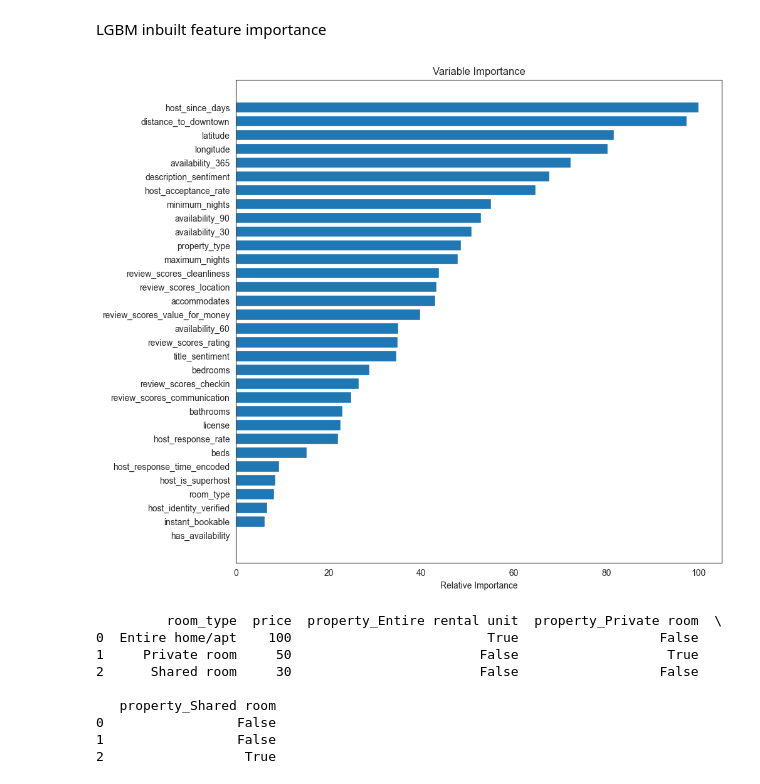
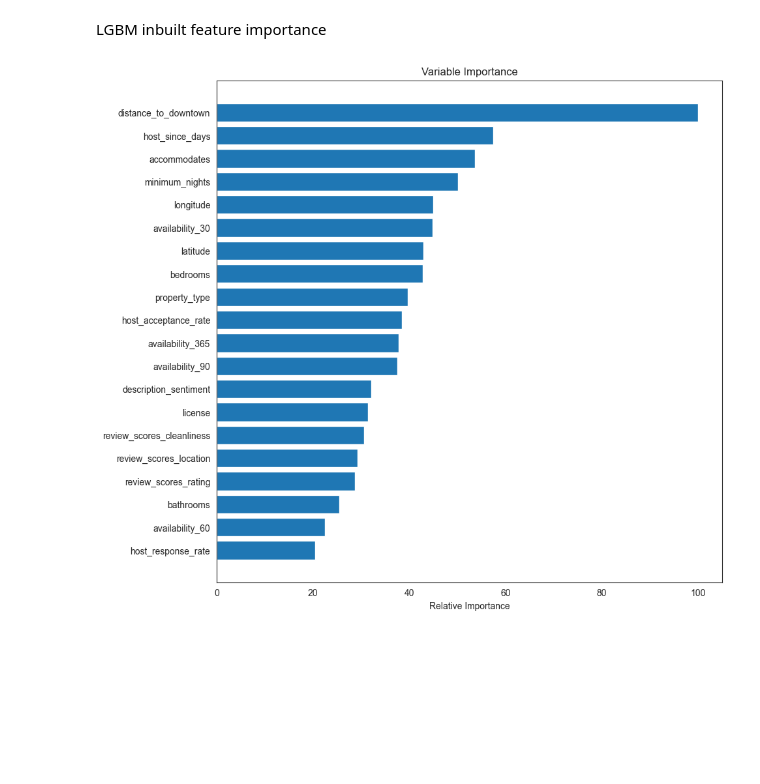
Before and after one commit to rajprasadshrestha/AirbnbDyanmicPricingOfToronto, a Jupyter notebook: backend/Notebook.ipynb, the cells around one changed output. Cells and saved outputs as stored; diff of their text form; code cells hidden in the pictures; blank space fills up the shorter version.

```diff
--- a/backend/Notebook.ipynb
+++ b/backend/Notebook.ipynb
@@ -550,15 +494,13 @@ We are one-hot encoding these columns, but keeping the original because the fina
 # %%
-
+# Create the dummy variables without dropping the original column
+dummy_vars_tp = pd.get_dummies(data_train['property_type'], prefix='property')
+# Concatenate the original DataFrame with the dummy variables
+data_train = pd.concat([data_train, dummy_vars_tp], axis=1)
 
 # Create the dummy variables without dropping the original column
-dummy_vars = pd.get_dummies(data_train['property_type'], prefix='property')
+dummy_vars_tr = pd.get_dummies(data_train['room_type'], prefix='room_type')
 # Concatenate the original DataFrame with the dummy variables
-data_train = pd.concat([data_train, dummy_vars], axis=1)
-
-# Create the dummy variables without dropping the original column
-dummy_vars = pd.get_dummies(data_train['room_type'], prefix='room_type')
-# Concatenate the original DataFrame with the dummy variables
-data_train = pd.concat([data_train, dummy_vars], axis=1)
+data_train = pd.concat([data_train, dummy_vars_tr], axis=1)
 # %% [markdown]
 ### Feature Extraction
 # %% [markdown]
@@ -704,14 +603,18 @@ data_test['host_response_time_encoded'] = ordinal_encoder.fit_transform(data_tes
 data_test.drop(columns=['host_response_time'], inplace=True)
 # %%
 # Create the dummy variables without dropping the original column
-dummy_vars = pd.get_dummies(data_test['property_type'], prefix='property')
+dummy_test_vars = pd.get_dummies(data_test['property_type'], prefix='property')
+# Aligning the columns in data_test to match those in data_train
+dummy_test_vars = dummy_test_vars.reindex(columns=dummy_vars_tp.columns, fill_value=0)
 # Concatenate the original DataFrame with the dummy variables
-data_test = pd.concat([data_test, dummy_vars], axis=1)
+data_test = pd.concat([data_test, dummy_test_vars], axis=1)
 
 # Create the dummy variables without dropping the original column
-dummy_vars = pd.get_dummies(data_test['room_type'], prefix='room_type')
+dummy_test_vars = pd.get_dummies(data_test['room_type'], prefix='room_type')
+# Aligning the columns in data_test to match those in data_train
+dummy_test_vars = dummy_test_vars.reindex(columns=dummy_vars_tr.columns, fill_value=0)
 # Concatenate the original DataFrame with the dummy variables
-data_test = pd.concat([data_test, dummy_vars], axis=1)
+data_test = pd.concat([data_test, dummy_test_vars], axis=1)
 # %%
 # Sentiment Scores
 
@@ -865,9 +706,7 @@ Length: 61, dtype: int64
 # %%
 # Ridge Regression
-model_ridge = Ridge(alpha=0.13, random_state=42) # Used RidgeCV to identify ideal hyperparameter
-print(X_test_scaled.shape)
+model_ridge = Ridge(alpha=0.001, random_state=42)
 model_ridge.fit(X_train_scaled, y_train)
-
 
 # Predicting the price
 train_pred_ridge = model_ridge.predict(X_train_scaled)
@@ -899,9 +736,10 @@ MSE: 0.12312037725426613
 ##### Light GBM
 # %%
 # Build the model
+# Identified ideal parameters to prevent overfitting
+model_lgbm = lgb.LGBMRegressor(max_bin=100, learning_rate=0.01, n_estimators=365, num_leaves=50, verbose=0,
+                               max_depth=-1, random_state=42)
 
-model_lgbm = lgb.LGBMRegressor(max_bin=100, learning_rate=0.01, n_estimators=1000, num_leaves=50, verbose=0,
-                               max_depth=-1, random_state=42)
 # Encode categorical features
 categorical_features = ['property_type', 'room_type']
 for col in categorical_features:
@@ -1183,50 +1007,18 @@ shap_values = XAI_SHAP(model_lgbm, test[0], 'global')
 LGBM inbuilt feature importance
 # %%
 # Plot feature importance
-top = 35
+top = 20
 feature_importance = model_lgbm.feature_importances_
 # make importances relative to max importance
 feature_importance = 100.0 * (feature_importance / feature_importance.max())
 
 sorted_idx = np.argsort(feature_importance)
 pos = np.arange(sorted_idx.shape[0]) + .5
 plt.figure(figsize = (10,10))
 plt.barh(pos[-top:], feature_importance[sorted_idx][-top:], align='center')
 plt.yticks(pos[-top:], X_train_selected.columns[sorted_idx][-top:])
 plt.xlabel('Relative Importance')
 plt.title('Variable Importance')
 plt.show()
 # %% [output]
-[figure, old version]
+[figure, new version]
-# %%
-import pandas as pd
-
-# Sample DataFrame for demonstration
-data = {
-    'property_type': ['Entire rental unit', 'Private room', 'Shared room'],
-    'room_type': ['Entire home/apt', 'Private room', 'Shared room'],
-    'price': [100, 50, 30]
-}
-
-input_test = pd.DataFrame(data)
-
-# Create the one-hot encoding for the 'property_type' column
-dummy_vars_property = pd.get_dummies(input_test['property_type'], prefix='property')
-
-# Concatenate the original DataFrame with the dummy variables
-input_test = pd.concat([input_test, dummy_vars_property], axis=1)
-
-# Drop the original 'property_type' column
-input_test.drop(columns=['property_type'], inplace=True)
-
-print(input_test)
-# %% [output]
-         room_type  price  property_Entire rental unit  property_Private room  \
-0  Entire home/apt    100                         True                  False
-1     Private room     50                        False                   True
-2      Shared room     30                        False                  False
-
-   property_Shared room
-0                 False
-1                 False
-2                  True
```
Also changed, not shown: parts of 30 cells of this notebook, 1 other file.
